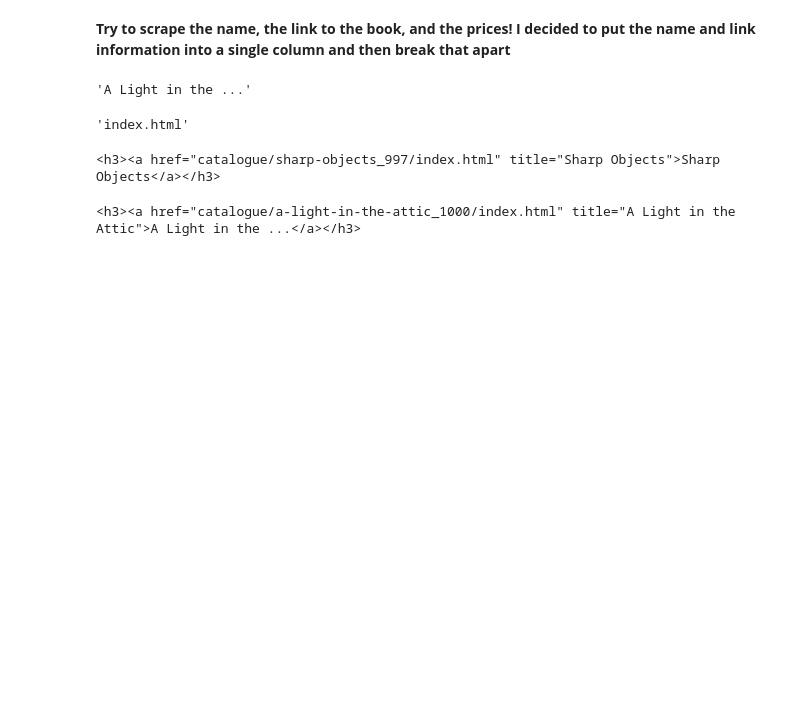
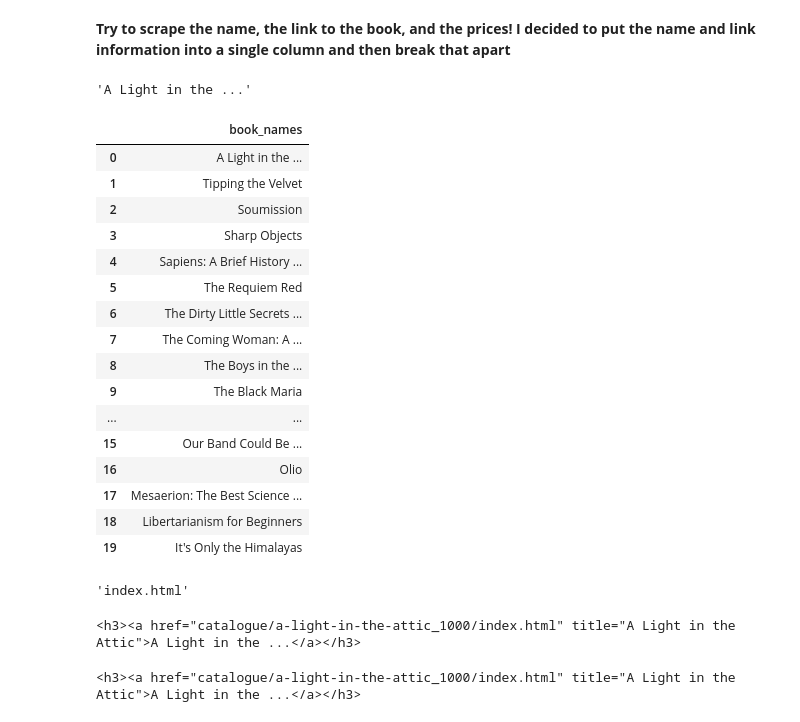
Before and after one commit to jazmine-veliz/Day12, a Jupyter notebook: Day12-HW.ipynb, the cells around one changed output. Cells and saved outputs as stored; diff of their text form; code cells hidden in the pictures; blank space fills up the shorter version.

```diff
--- a/Day12-HW.ipynb
+++ b/Day12-HW.ipynb
@@ -484,8 +484,26 @@ result[0].text.lstrip().rstrip()
 # %% [output]
 'A Light in the ...'
 # %%
-#DF[0] = pd.DataFrame
-#DF[0]['book_names']=result
-#DF['book_names']=DF[0]['book_names'].apply(lambda x: x.text.lstrip().rstrip())
-#DF
+DF = pd.DataFrame()
+DF['book_names']=result
+DF['book_names']=DF['book_names'].apply(lambda x: x.text.lstrip().rstrip())
+DF
+# %% [output]
+|  | book_names |
+| 0 | A Light in the ... |
+| 1 | Tipping the Velvet |
+| 2 | Soumission |
+| 3 | Sharp Objects |
+| 4 | Sapiens: A Brief History ... |
+| 5 | The Requiem Red |
+| 6 | The Dirty Little Secrets ... |
+| 7 | The Coming Woman: A ... |
+| 8 | The Boys in the ... |
+| 9 | The Black Maria |
+| ... | ... |
+| 15 | Our Band Could Be ... |
+| 16 | Olio |
+| 17 | Mesaerion: The Best Science ... |
+| 18 | Libertarianism for Beginners |
+| 19 | It's Only the Himalayas |
 # %%
@@ -499,10 +516,10 @@ result[0].get('href').lstrip().rstrip()
 #DF['links']=DF['links'].apply(lambda x: x.lstrip().rstrip())
 #DF
 # %%
-#result = soup.find_all('h3',href_="")
-#result[3]
+result = soup.find_all('h3',href_="")
+result[0]
 # %% [output]
-<h3><a href="catalogue/sharp-objects_997/index.html" title="Sharp Objects">Sharp Objects</a></h3>
+<h3><a href="catalogue/a-light-in-the-attic_1000/index.html" title="A Light in the Attic">A Light in the ...</a></h3>
 # %%
 # Search the soup for links
 result = soup.find_all('h3')
```
Also changed, not shown: parts of 4 cells of this notebook.
